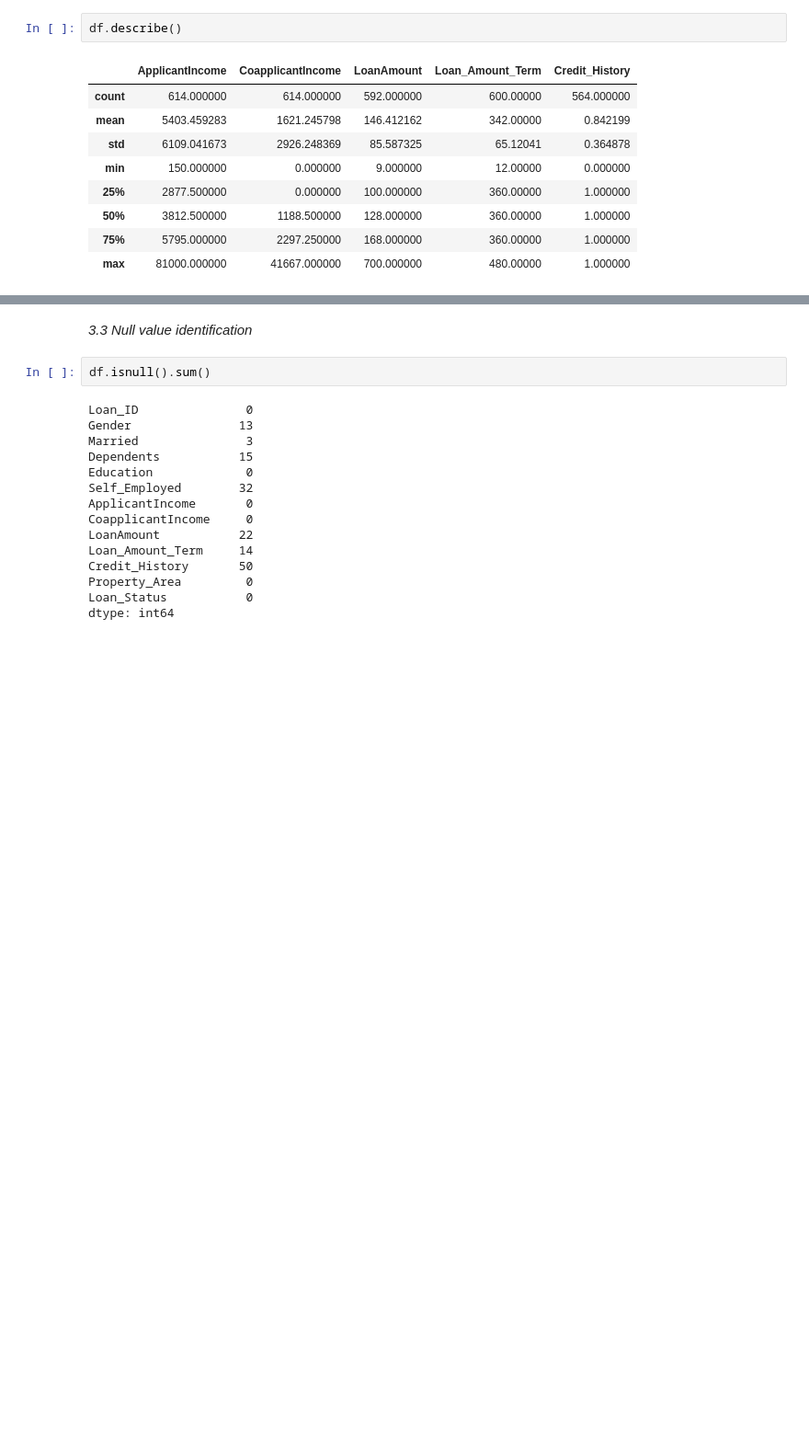
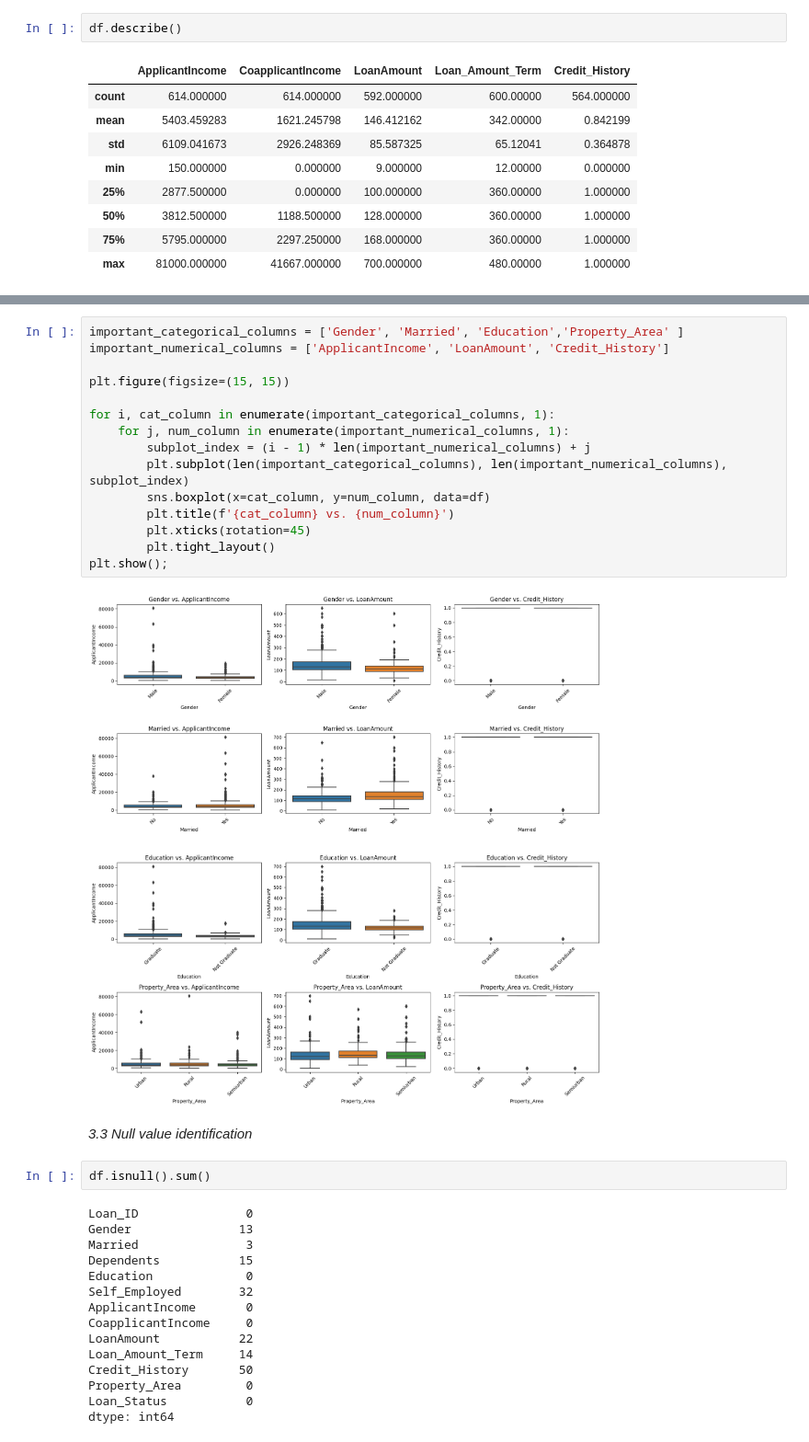
Before and after one commit to a-singh03/BDDA, a Jupyter notebook: BDDA_Project_Group1_Pipeline_&_RFC.ipynb, the cells around one changed output, grey strips where cells are left out. Shown at 92% size. Drawn from its saved outputs; the diff is of its cells as text; blank space fills up the shorter version.

```diff
--- a/BDDA_Project_Group1_Pipeline_&_RFC.ipynb
+++ b/BDDA_Project_Group1_Pipeline_&_RFC.ipynb
@@ -235,3 +200,20 @@ df.describe()
+# %%
+important_categorical_columns = ['Gender', 'Married', 'Education','Property_Area' ]
+important_numerical_columns = ['ApplicantIncome', 'LoanAmount', 'Credit_History']
+
+plt.figure(figsize=(15, 15))
+
+for i, cat_column in enumerate(important_categorical_columns, 1):
+    for j, num_column in enumerate(important_numerical_columns, 1):
+        subplot_index = (i - 1) * len(important_numerical_columns) + j
+        plt.subplot(len(important_categorical_columns), len(important_numerical_columns), subplot_index)
+        sns.boxplot(x=cat_column, y=num_column, data=df)
+        plt.title(f'{cat_column} vs. {num_column}')
+        plt.xticks(rotation=45)
+        plt.tight_layout()
+plt.show();
+# %% [output]
+[figure, added]
 # %% [markdown]
 *3.3 Null value identification*
 # %%
```
Also changed, not shown: parts of 21 cells of this notebook.
